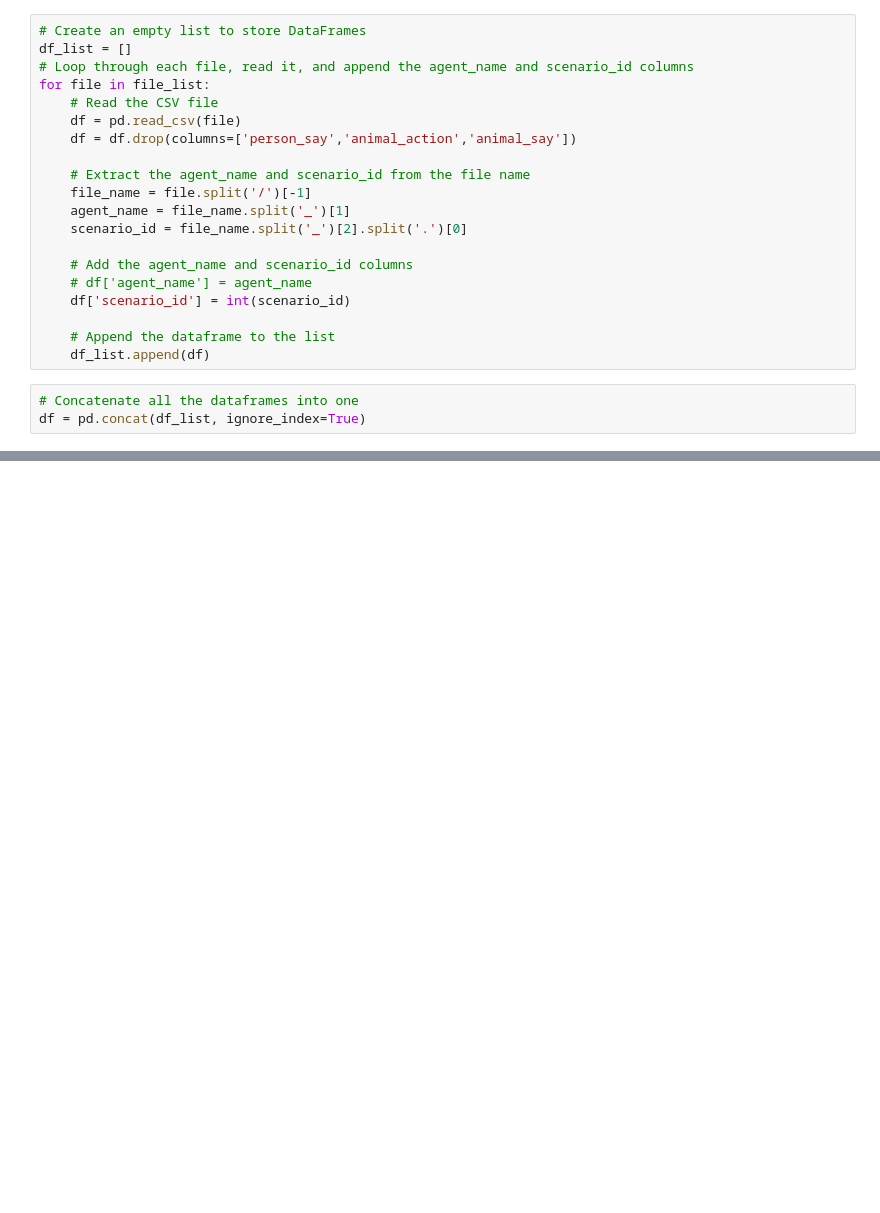
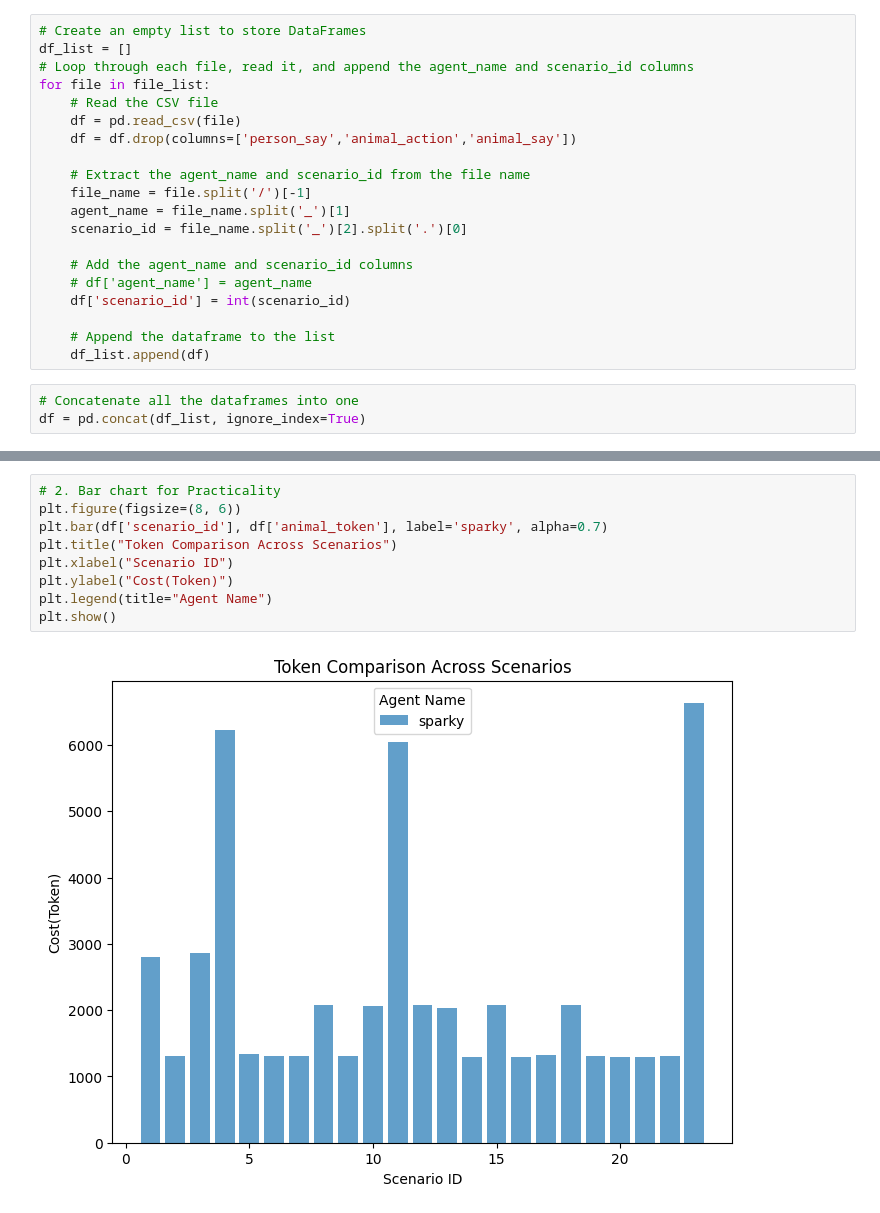
Before and after one commit to Yentina-NTHU/fauna-evaluation, a Jupyter notebook: analyze.ipynb, the cells around one changed output, grey strips where cells are left out. Drawn from its saved outputs; the diff is of its cells as text; blank space fills up the shorter version.

```diff
--- a/analyze.ipynb
+++ b/analyze.ipynb
@@ -76,0 +79,11 @@ df.animal_token.sum()
+# %%
+# 2. Bar chart for Practicality
+plt.figure(figsize=(8, 6))
+plt.bar(df['scenario_id'], df['animal_token'], label='sparky', alpha=0.7)
+plt.title("Token Comparison Across Scenarios")
+plt.xlabel("Scenario ID")
+plt.ylabel("Cost(Token)")
+plt.legend(title="Agent Name")
+plt.show()
+# %% [output]
+[figure, added]
```
Also changed, not shown: parts of 7 cells of this notebook, 1 other file.
